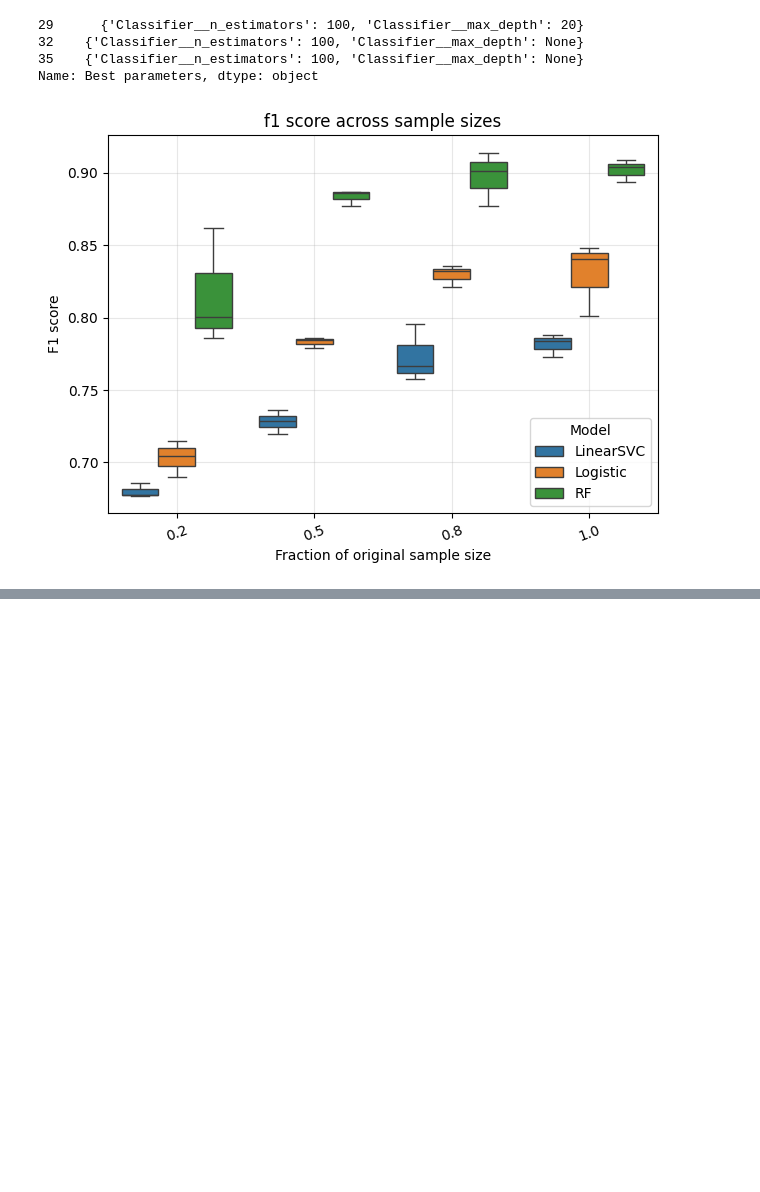
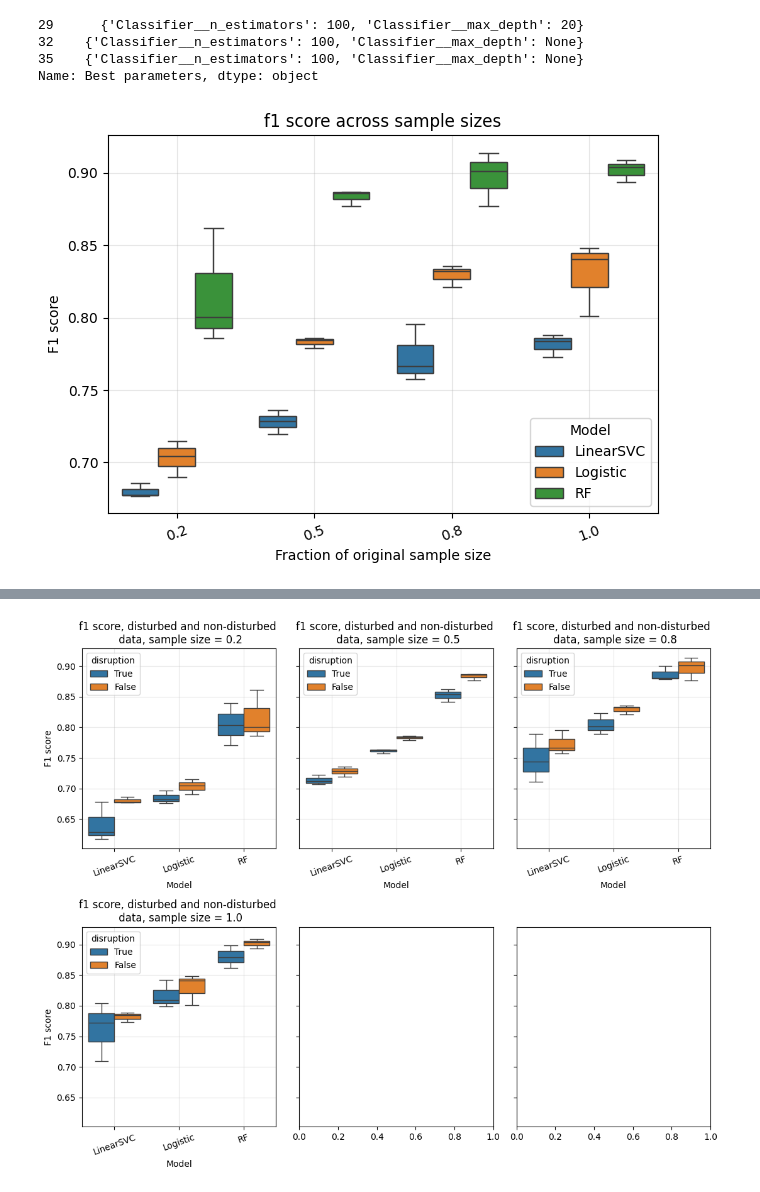
Before and after one commit to CleosCleopatra/Big_data_exam, a Jupyter notebook: Q1.ipynb, the cells around one changed output, grey strips where cells are left out. Saved outputs shown, nothing was run; the diff lists cells and outputs as text; code cells hidden in the pictures; blank space fills up the shorter version.

```diff
--- a/Q1.ipynb
+++ b/Q1.ipynb
@@ -49,7 +50,7 @@ for i in labels["class"]:
 
 print(existing_labels)
 
-X = np.array(X)
+x_var = np.array(X)
 labels = np.array(labels).ravel()
 print(X.shape)
 
@@ -95,7 +81,7 @@ results = {
 
 warnings.filterwarnings("ignore", category=ConvergenceWarning)
 
-def training(random_seed, results, possible_values, X, y, size):
+def training(random_seed, results, possible_values, X, y, size, disruption):
     if size < 1:
         X, _, y, _ = train_test_split(X, y, train_size = size, random_state=random_seed)
     X_train, X_valid, y_train, y_valid = train_test_split(
@@ -105,6 +91,16 @@ def training(random_seed, results, possible_values, X, y, size):
         stratify=y,
         random_state=random_seed
     )
+    if disruption:
+        rf = RandomForestClassifier()
+        rf.fit(X_train, y_train)
+        importance = rf.feature_importances_
+
+        #Tried removing the 20% most important features, which lead to a max f1 score of 0.14
+        threshold = np.percentile(importance, 99.9)
+        features = importance < threshold
+        X_train = X_train[:,features]
+        X_valid = X_valid[:, features]
 
     #Linear regression
     pipe_linear = Pipeline([
@@ -182,7 +178,7 @@ def training(random_seed, results, possible_values, X, y, size):
 for sample_size in sample_sizes:
     for i, n in enumerate(random_seeds):
         print(f"run {i}, sample size {sample_size}")
-        results = training(n, results, possible_values, X, labels, sample_size)
+        results = training(n, results, possible_values, x_var, labels, sample_size, False)
 
 df = pd.DataFrame(data=results)
 # %% [output]
@@ -505,0 +737,28 @@ run 1, sample size 0.8
+# %%
+rows = len(df_disruption)
+
+df_disruption["disruption"] = ["True"]*rows
+df["disruption"] = ["False"]*rows
+df_combined = pd.concat([df_disruption, df])
+
+fig, ax = plt.subplots(2, 3, sharey=True, figsize=(11,9))
+axes = ax.flatten()
+
+for i, s in enumerate(sample_sizes):
+    sns.boxplot(
+        data=df_combined[df_combined["Sample size"] == s],
+        x="Model",
+        y="f1 score",
+        hue = "disruption",
+        ax = axes[i]
+    )
+    axes[i].set_title(f"f1 score, disturbed and non-disturbed \n data, sample size = {s}")
+    axes[i].set_xlabel("Model")
+    axes[i].set_ylabel("F1 score")
+    axes[i].tick_params(axis="x", rotation=20)
+    axes[i].grid(True, alpha=0.3)
+
+plt.tight_layout()
+plt.show()
+# %% [output]
+[figure, added]
```
Also changed, not shown: parts of 11 cells of this notebook.
